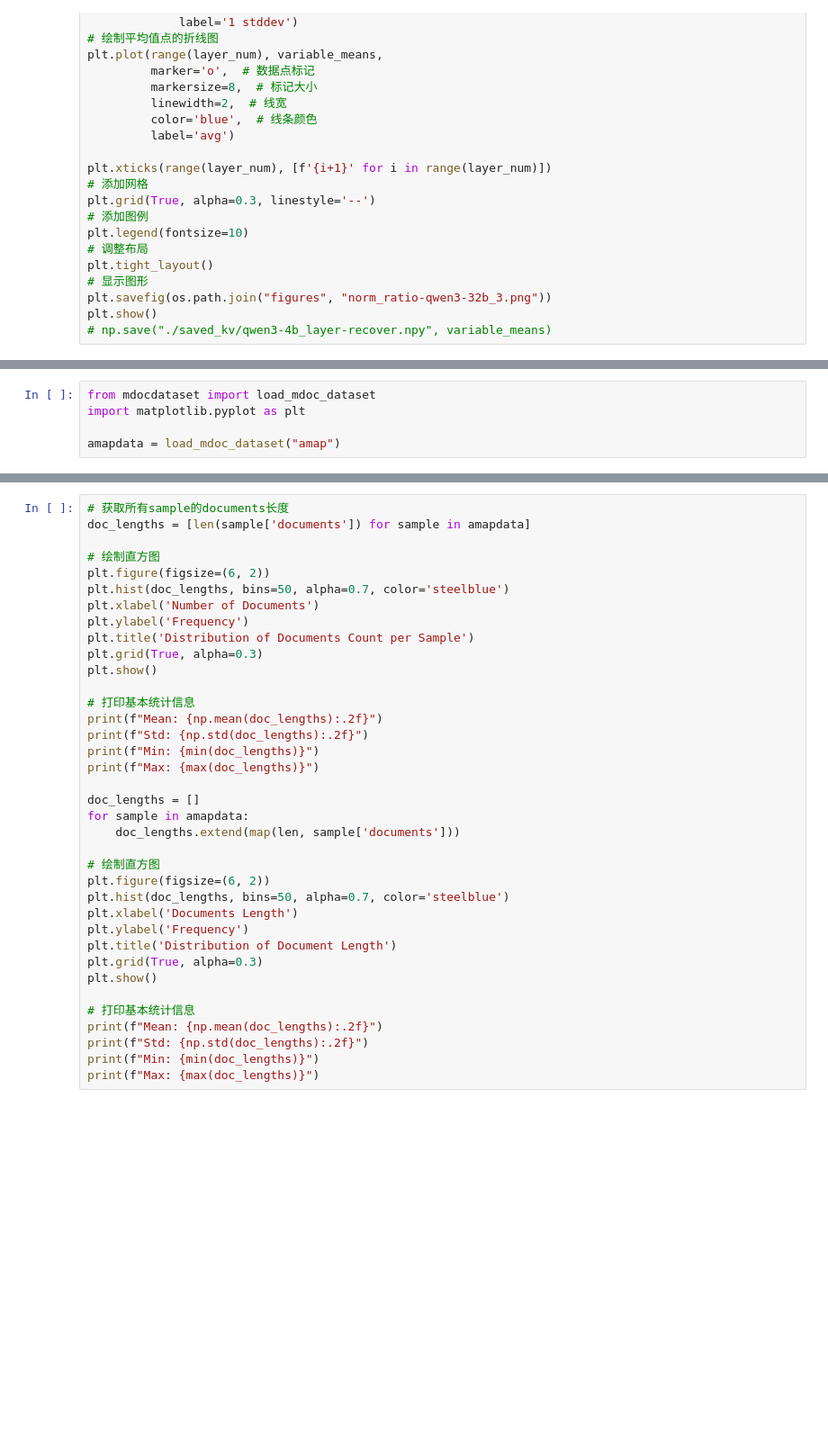
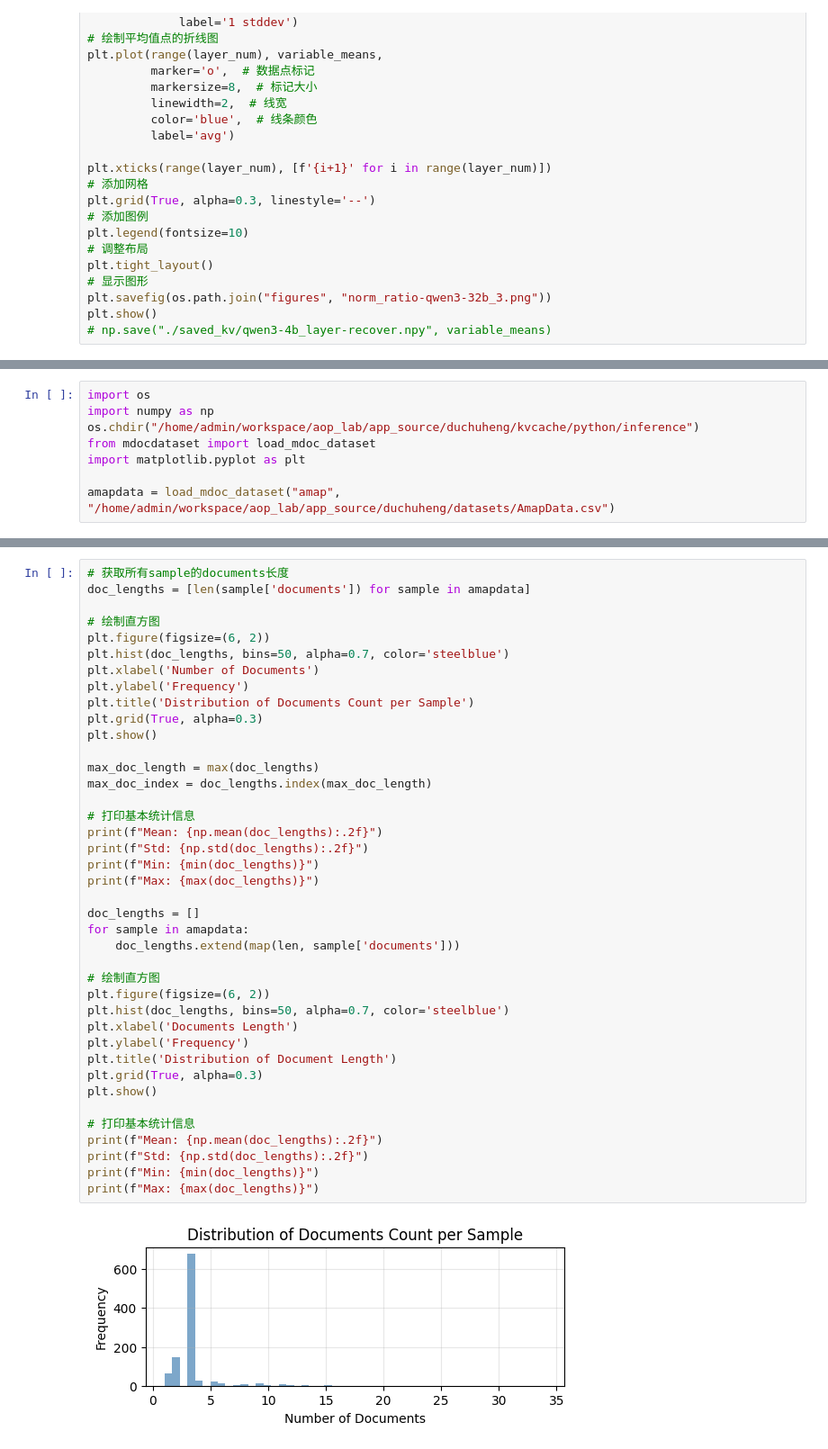
Before and after one commit to Tracy-ZYH/c2kv, a Jupyter notebook: kvcache_inspect.ipynb, the cells around one changed output, grey strips where cells are left out. Shown at 90% size. Cells and saved outputs as stored; diff of their text form; blank space fills up the shorter version.

```diff
--- a/kvcache_inspect.ipynb
+++ b/kvcache_inspect.ipynb
@@ -118,5 +122,8 @@ plt.show()
 # %%
+import os
+import numpy as np
+os.chdir("/home/admin/workspace/aop_lab/app_source/duchuheng/kvcache/python/inference")
 from mdocdataset import load_mdoc_dataset
 import matplotlib.pyplot as plt
 
-amapdata = load_mdoc_dataset("amap")
+amapdata = load_mdoc_dataset("amap", "/home/admin/workspace/aop_lab/app_source/duchuheng/datasets/AmapData.csv")
@@ -130,30 +140,35 @@ plt.hist(doc_lengths, bins=50, alpha=0.7, color='steelblue')
 plt.xlabel('Number of Documents')
 plt.ylabel('Frequency')
 plt.title('Distribution of Documents Count per Sample')
 plt.grid(True, alpha=0.3)
 plt.show()
+
+max_doc_length = max(doc_lengths)
+max_doc_index = doc_lengths.index(max_doc_length)
 
 # 打印基本统计信息
 print(f"Mean: {np.mean(doc_lengths):.2f}")
 print(f"Std: {np.std(doc_lengths):.2f}")
 print(f"Min: {min(doc_lengths)}")
 print(f"Max: {max(doc_lengths)}")
 
 doc_lengths = []
 for sample in amapdata:
     doc_lengths.extend(map(len, sample['documents']))
 
 # 绘制直方图
 plt.figure(figsize=(6, 2))
 plt.hist(doc_lengths, bins=50, alpha=0.7, color='steelblue')
 plt.xlabel('Documents Length')
 plt.ylabel('Frequency')
 plt.title('Distribution of Document Length')
 plt.grid(True, alpha=0.3)
 plt.show()
 
 # 打印基本统计信息
 print(f"Mean: {np.mean(doc_lengths):.2f}")
 print(f"Std: {np.std(doc_lengths):.2f}")
 print(f"Min: {min(doc_lengths)}")
 print(f"Max: {max(doc_lengths)}")
+# %% [output]
+[figure, added]
```
Also changed, not shown: parts of 8 cells of this notebook, 8 other files.
